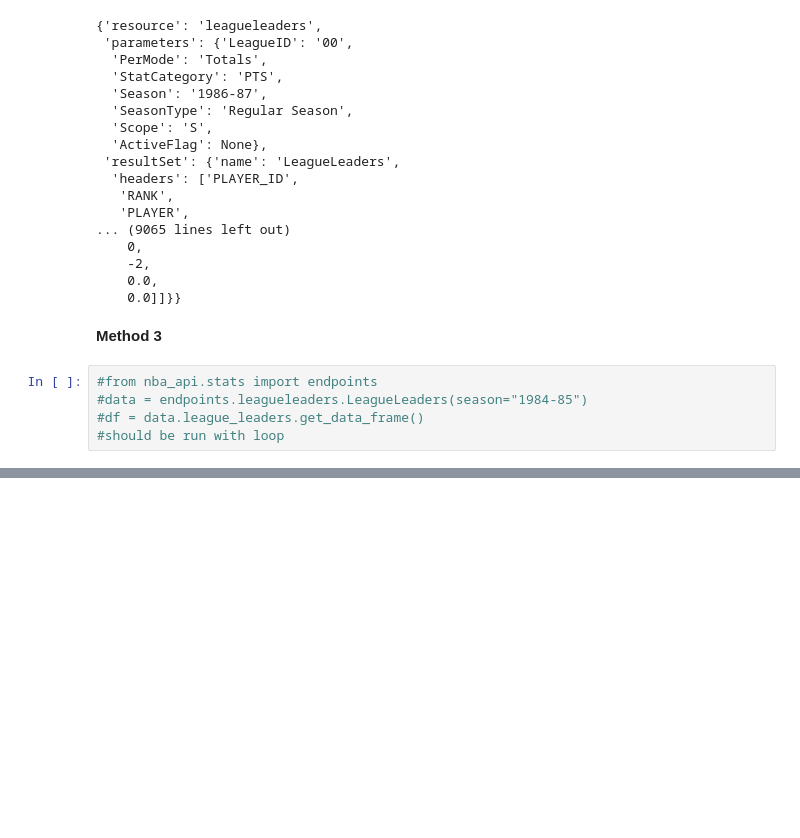
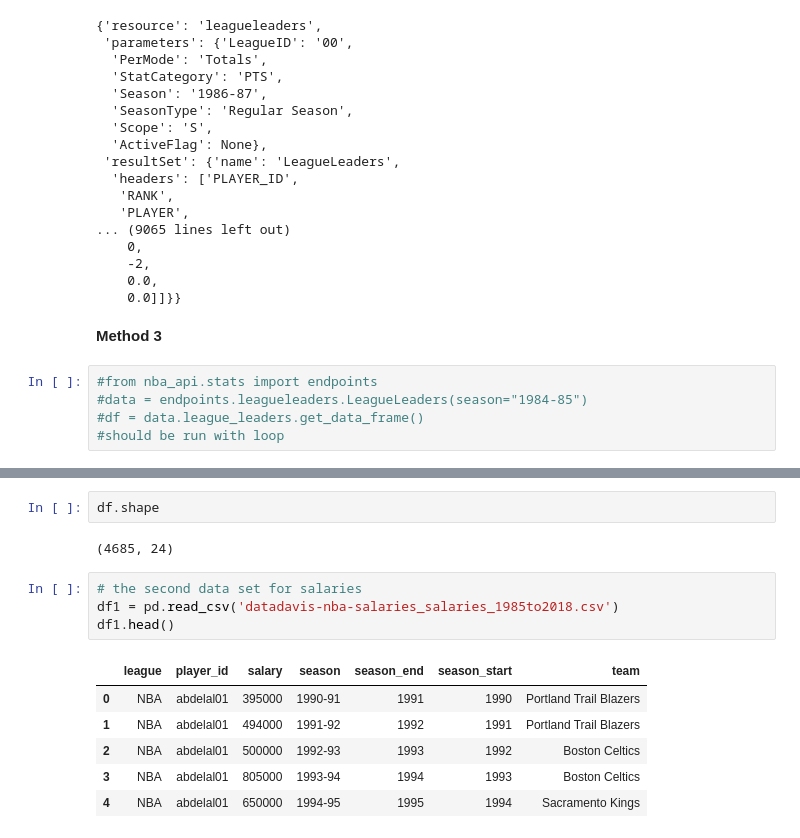
Before and after one commit to danielquer/berlin-housing-market, a Jupyter notebook: nba_api_leagueleaders.ipynb, the cells around one changed output, grey strips where cells are left out. Saved outputs shown, nothing was run; the diff lists cells and outputs as text; blank space fills up the shorter version.

```diff
--- a/nba_api_leagueleaders.ipynb
+++ b/nba_api_leagueleaders.ipynb
@@ -185,0 +203,15 @@ results
+# %%
+df.shape
+# %% [output]
+(4685, 24)
+# %%
+# the second data set for salaries
+df1 = pd.read_csv('datadavis-nba-salaries_salaries_1985to2018.csv')
+df1.head()
+# %% [output]
+|  | league | player_id | salary | season | season_end | season_start | team |
+| 0 | NBA | abdelal01 | 395000 | 1990-91 | 1991 | 1990 | Portland Trail Blazers |
+| 1 | NBA | abdelal01 | 494000 | 1991-92 | 1992 | 1991 | Portland Trail Blazers |
+| 2 | NBA | abdelal01 | 500000 | 1992-93 | 1993 | 1992 | Boston Celtics |
+| 3 | NBA | abdelal01 | 805000 | 1993-94 | 1994 | 1993 | Boston Celtics |
+| 4 | NBA | abdelal01 | 650000 | 1994-95 | 1995 | 1994 | Sacramento Kings |
```
Also changed, not shown: parts of 15 cells of this notebook.
